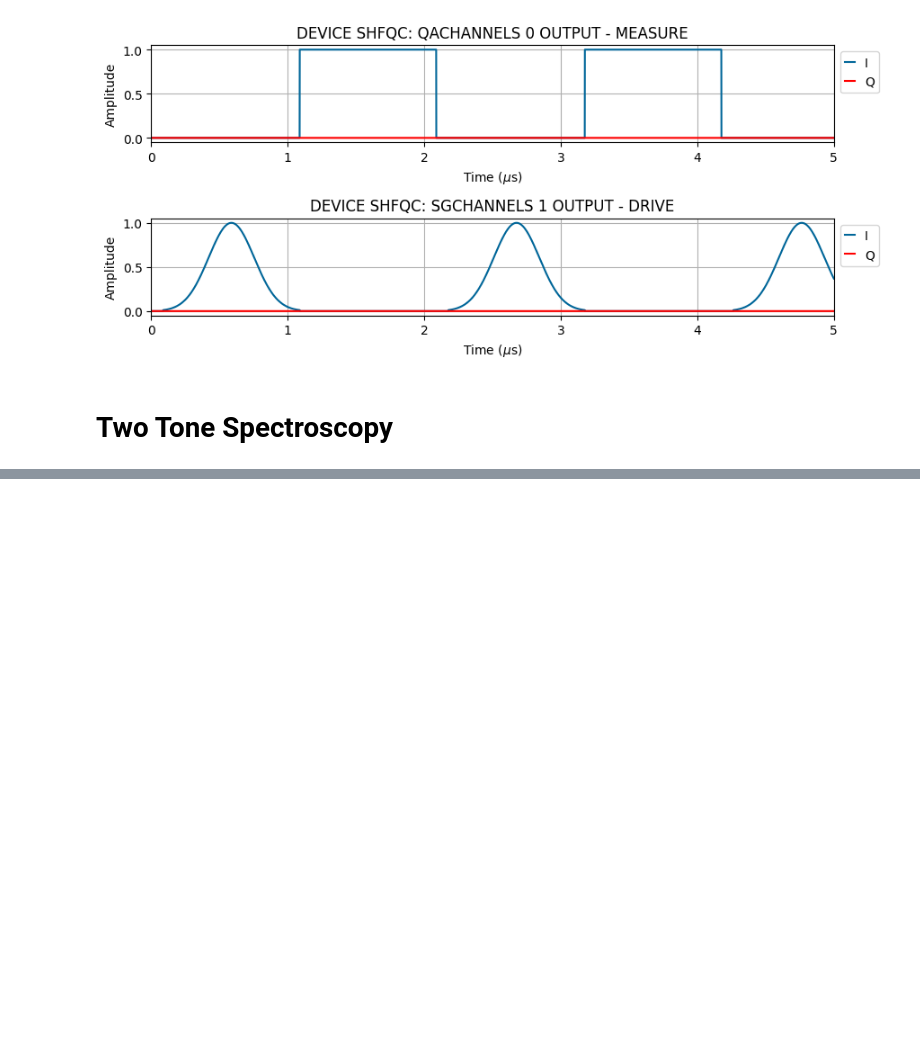
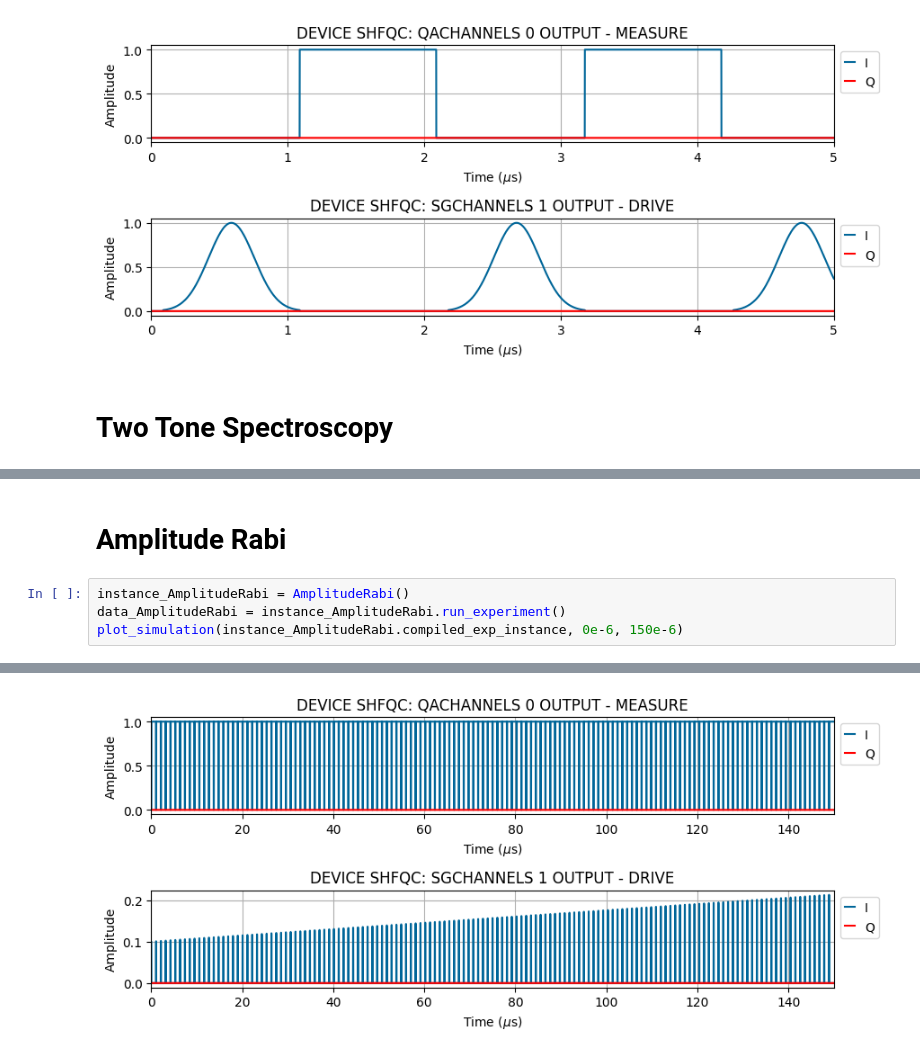
Before and after one commit to Harrbit/Qubit_Design, a Jupyter notebook: measurements/basic_characterization/BasicCharacterizationExp.ipynb, the cells around one changed output, grey strips where cells are left out. Cells and saved outputs as stored; diff of their text form; blank space fills up the shorter version.

```diff
--- a/measurements/basic_characterization/BasicCharacterizationExp.ipynb
+++ b/measurements/basic_characterization/BasicCharacterizationExp.ipynb
@@ -133,0 +159,7 @@ plot_simulation(instance_TwoToneSpec.compiled_exp_instance, 0, 10e-6)
+# %% [markdown]
+# Amplitude Rabi
+# %%
+instance_AmplitudeRabi = AmplitudeRabi()
+data_AmplitudeRabi = instance_AmplitudeRabi.run_experiment()
+plot_simulation(instance_AmplitudeRabi.compiled_exp_instance, 0e-6, 150e-6)
+# %% [output]
@@ -133,0 +183 @@ plot_simulation(instance_TwoToneSpec.compiled_exp_instance, 0, 10e-6)
+[figure, added]
```
Also changed, not shown: parts of 12 cells of this notebook, 3 other files.
